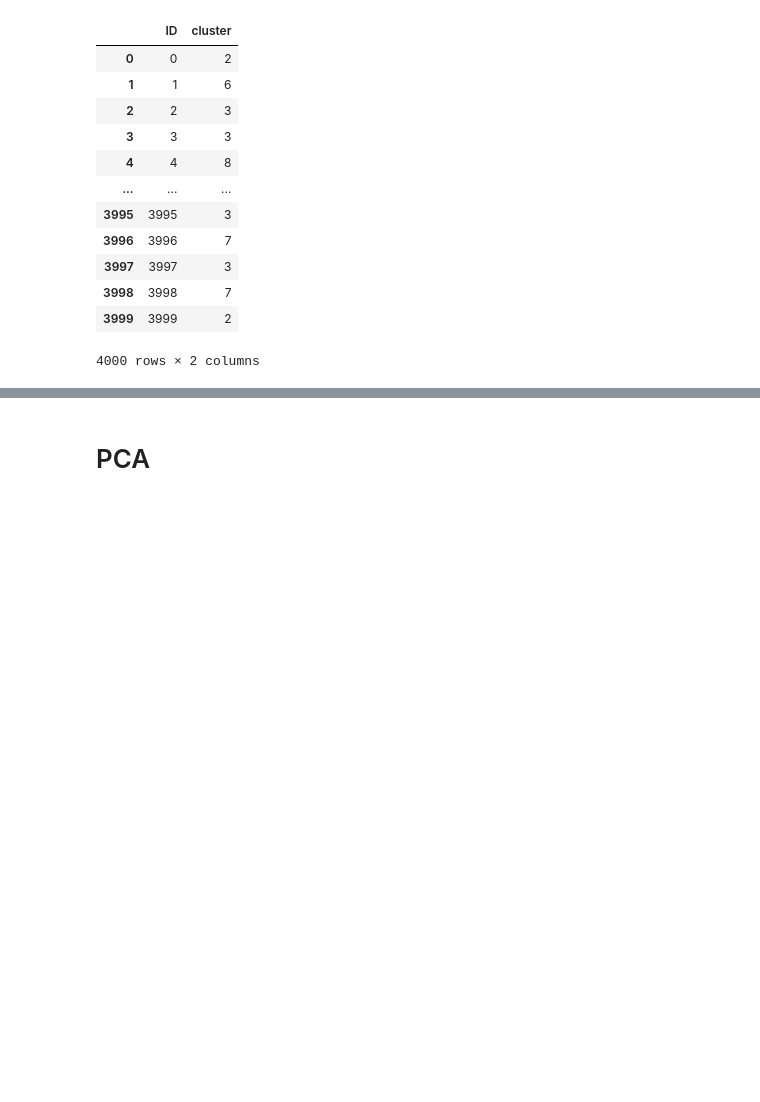
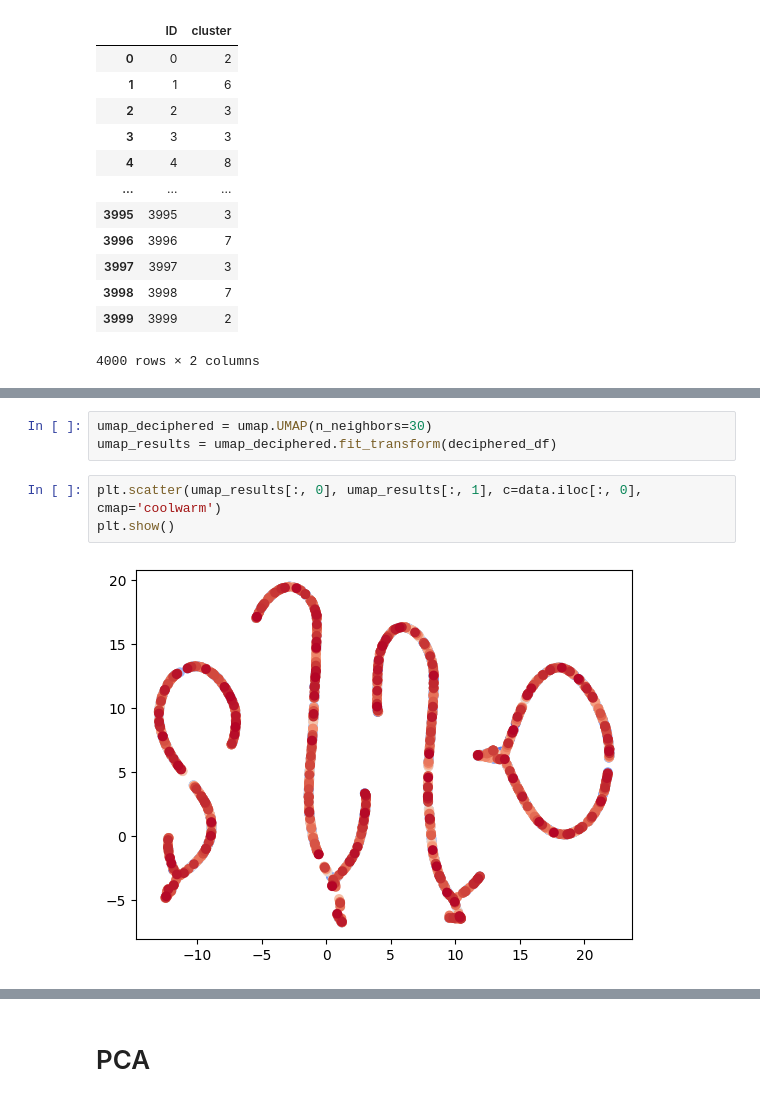
Before and after one commit to MKMC1/TDT4172, a Jupyter notebook: Assignment2_blueprint/Chapter_2.ipynb, the cells around one changed output, grey strips where cells are left out. Cells and saved outputs as stored; diff of their text form; blank space fills up the shorter version.

```diff
--- a/Assignment2_blueprint/Chapter_2.ipynb
+++ b/Assignment2_blueprint/Chapter_2.ipynb
@@ -514,0 +559,8 @@ import umap
+# %%
+umap_deciphered = umap.UMAP(n_neighbors=30)
+umap_results = umap_deciphered.fit_transform(deciphered_df)
+# %%
+plt.scatter(umap_results[:, 0], umap_results[:, 1], c=data.iloc[:, 0], cmap='coolwarm')
+plt.show()
+# %% [output]
+[figure, added]
```
Also changed, not shown: parts of 17 cells of this notebook.
